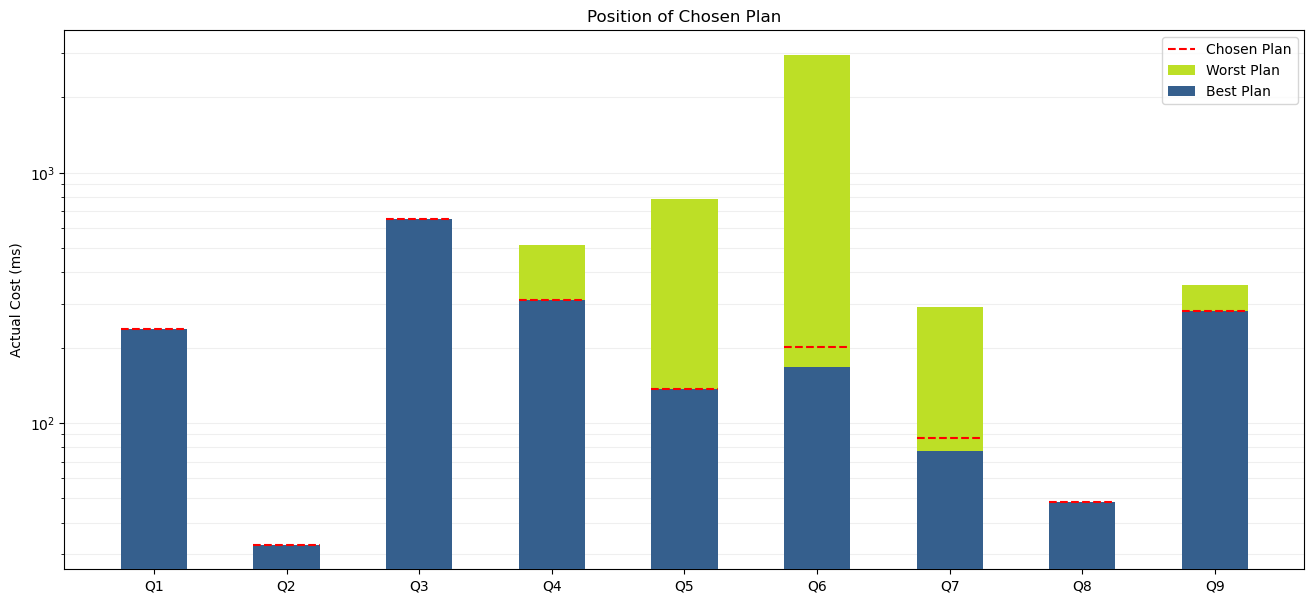
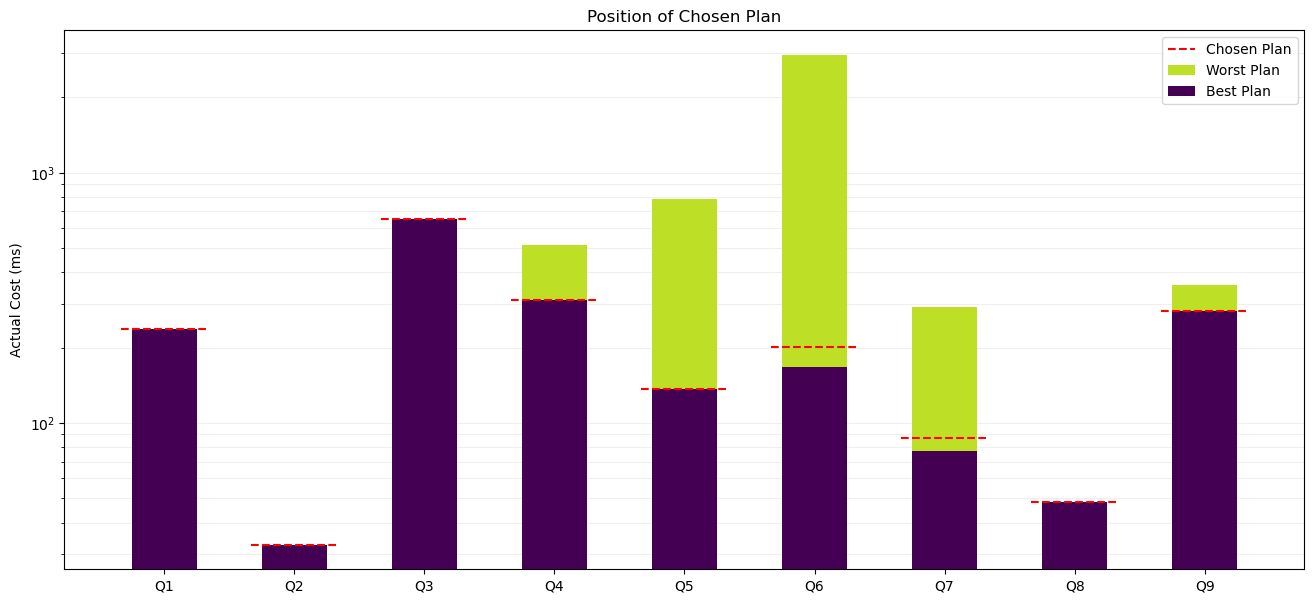
Code edit (unified diff) that turned the first committed figure into the second:
--- before
+++ after
@@ -58,5 +58,5 @@
 ax.yaxis.grid(True, which="both", ls="-", alpha=0.2, zorder=1)
 ax.bar(query_labels, high, bar_width, label='Worst Plan', color=colors[3], zorder=2)
-ax.bar(query_labels, low, bar_width, label='Best Plan', color=colors[1], zorder=3)
+ax.bar(query_labels, low, bar_width, label='Best Plan', color=colors[0], zorder=3)
 
 need_legend = True
@@ -64,5 +64,5 @@
     legend = 'Chosen Plan' if need_legend else None
     need_legend = False
-    ax.hlines(y=winning[i], xmin=i-(bar_width / 2), xmax=i+(bar_width / 2), colors=['red'], linestyles=['dashed'], label=legend, zorder=4)
+    ax.hlines(y=winning[i], xmin=i-(bar_width / 1.5), xmax=i+(bar_width / 1.5), colors=['red'], linestyles=['dashed'], label=legend, zorder=4)
 
 

Commit: chore: Re-render winning plan images